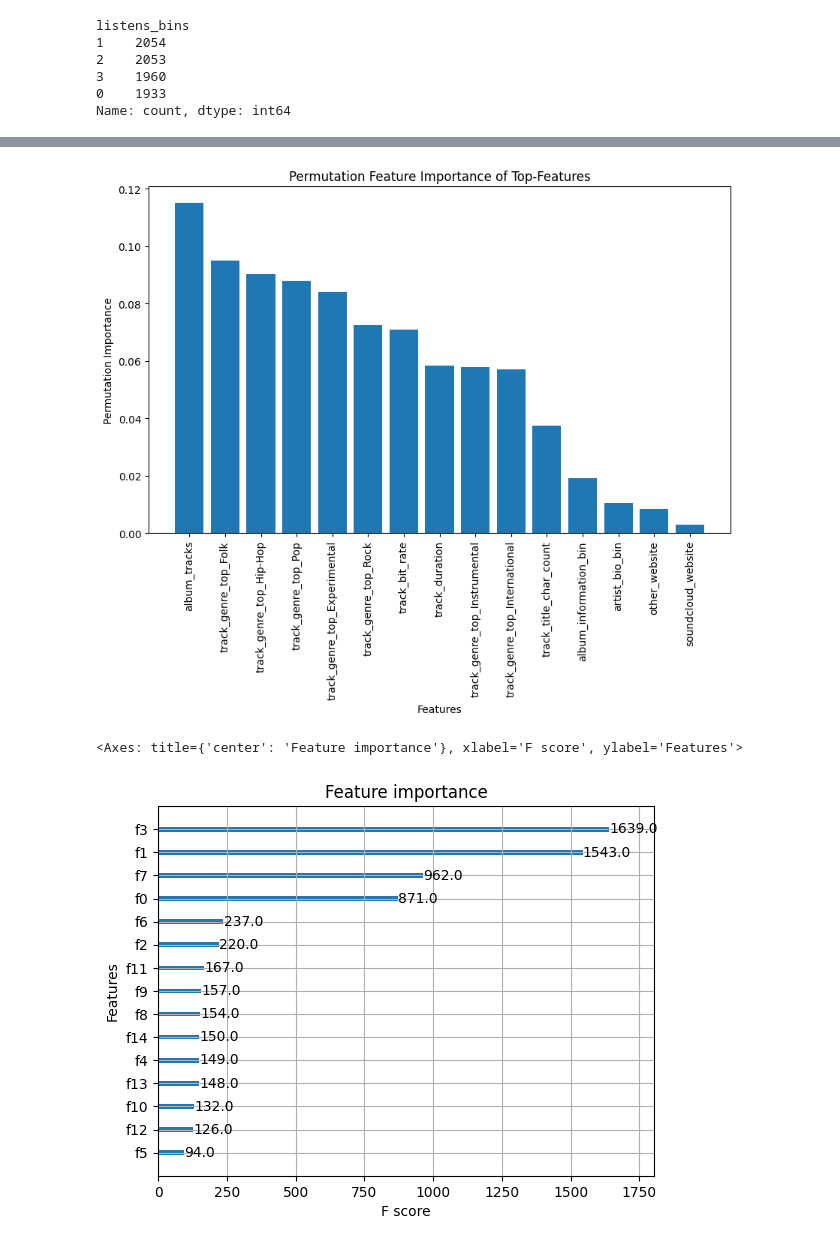
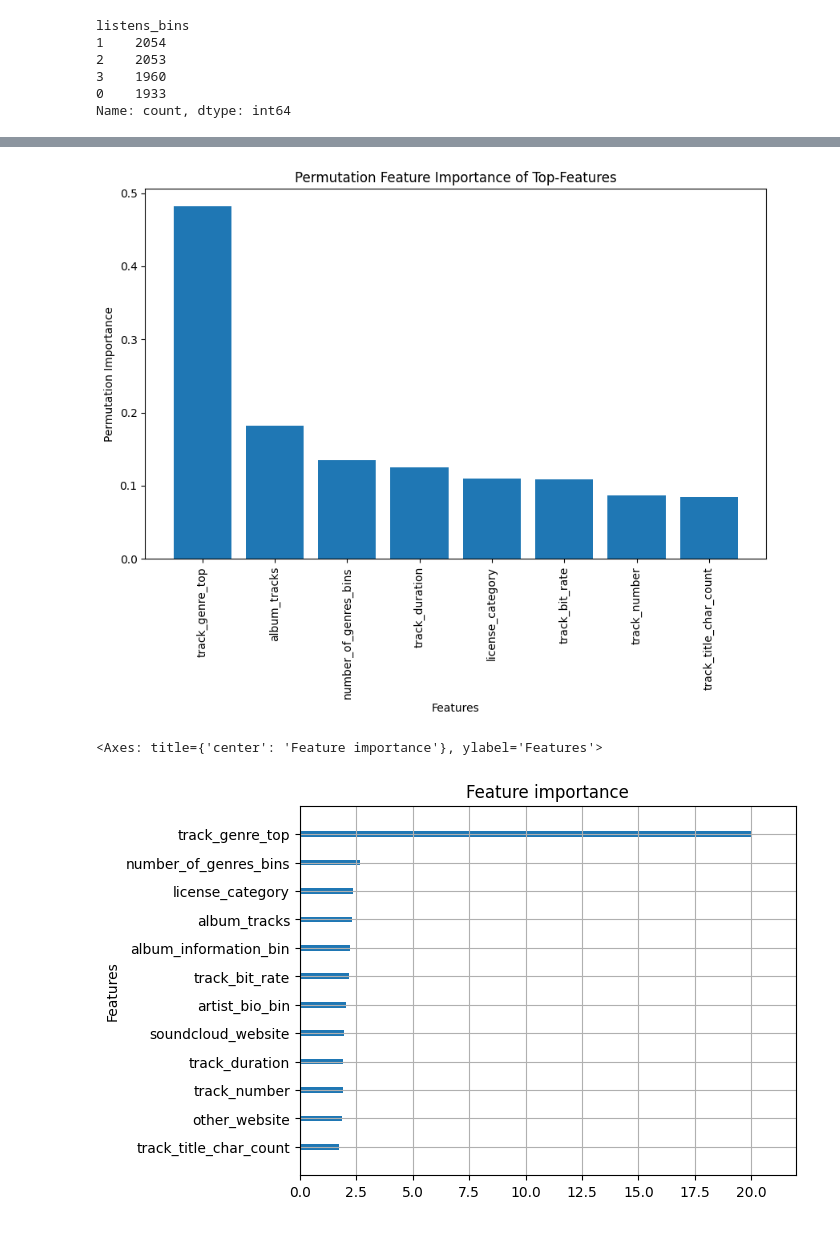
Before and after one commit to jinsunij/RiffRefine, a Jupyter notebook: final_model.ipynb, the cells around one changed output, grey strips where cells are left out. Saved outputs shown, nothing was run; the diff lists cells and outputs as text; code cells hidden in the pictures.

Commit message:
Final model

```diff
--- a/final_model.ipynb
+++ b/final_model.ipynb
@@ -146,6 +140,5 @@ array([[ 0.80081919, -0.39231651,  0.48309243, ...,  2.67060806,
 # %%
-from xgboost import XGBClassifier, plot_importance
 
-xgb = XGBClassifier(random_state=RSEED, tree_method="hist",max_depth=5,gamma=1.0,learning_rate=0.1,reg_lambda=2,scale_pos_weight=1,n_estimators=75)
-xgb.fit(X_train_scaled, y_train)
+xgb = XGBClassifier(random_state=RSEED, tree_method="hist", enable_categorical=True, use_label_encoder=False,max_depth=15,gamma=1.0,learning_rate=0.2,n_estimators=60)
+xgb.fit(X_train, y_train)
 # %% [output]
@@ -215,19 +199,22 @@ kappa_scorer = make_scorer(cohen_kappa_score)
+# %%
+weights = 'linear'
+kappa_scorer = make_scorer(cohen_kappa_score, weights=weights)
 # %%
 grid_params = {
-    'n_estimators': [70,100],
-    'gamma': [0.5,1.0,1.2],
-     #'reg_lambda': [1.0,2.0,5.0],
-    'max_depth': [5,8],
-    'learning_rate': [0.01,0.1,0.5]
+    'n_estimators': [58,60,65],
+    'gamma': [1.0,1.05],
+   # 'reg_lambda': [0.5,1.0,2.0],
+    'max_depth': [14,15,16],
+    'learning_rate': [0.2]
 }
 
 gs = GridSearchCV(
-    XGBClassifier(random_state=RSEED, tree_method="hist"),
+    XGBClassifier(random_state=RSEED, tree_method="hist",enable_categorical=True, use_label_encoder=False),
     grid_params,
     verbose=1,
     cv=3,
     n_jobs=-1,
     scoring=kappa_scorer)
 # %%
-xgb_gs = gs.fit(X_train_scaled, y_train)
+xgb_gs = gs.fit(X_train, y_train)
 # %% [output]
@@ -241,23 +228,23 @@ best_model = xgb_gs.best_estimator_
 # %%
 from sklearn.inspection import permutation_importance
 
-perm_importance = permutation_importance(best_model, X_train_scaled, y_train,random_state=RSEED)
+perm_importance = permutation_importance(best_model, X_train, y_train,random_state=RSEED)
 
 sorted_idx = perm_importance.importances_mean.argsort()[::-1]
 feature_names = X.columns.tolist()
-top_features = 15
+top_features = 8
 plt.figure(figsize=(10, 6))
 plt.bar(range(top_features), perm_importance.importances_mean[sorted_idx][:top_features], align="center")
 plt.xticks(range(top_features), [feature_names[i] for i in sorted_idx[:top_features]], rotation=90)
 plt.xlabel('Features')
 plt.ylabel('Permutation Importance')
 plt.title('Permutation Feature Importance of Top-Features')
 plt.show()
 # %% [output]
-[figure, old version]
+[figure, new version]
 # %%
-plot_importance(best_model, max_num_features = 15)
+plot_importance(best_model, max_num_features = 15, xlabel='',title='Feature importance',show_values=False,importance_type='gain')
 # %% [output]
-<Axes: title={'center': 'Feature importance'}, xlabel='F score', ylabel='Features'>
+<Axes: title={'center': 'Feature importance'}, ylabel='Features'>
-[figure, old version]
+[figure, new version]
 # %%
```
Also changed, not shown: parts of 28 cells of this notebook.
